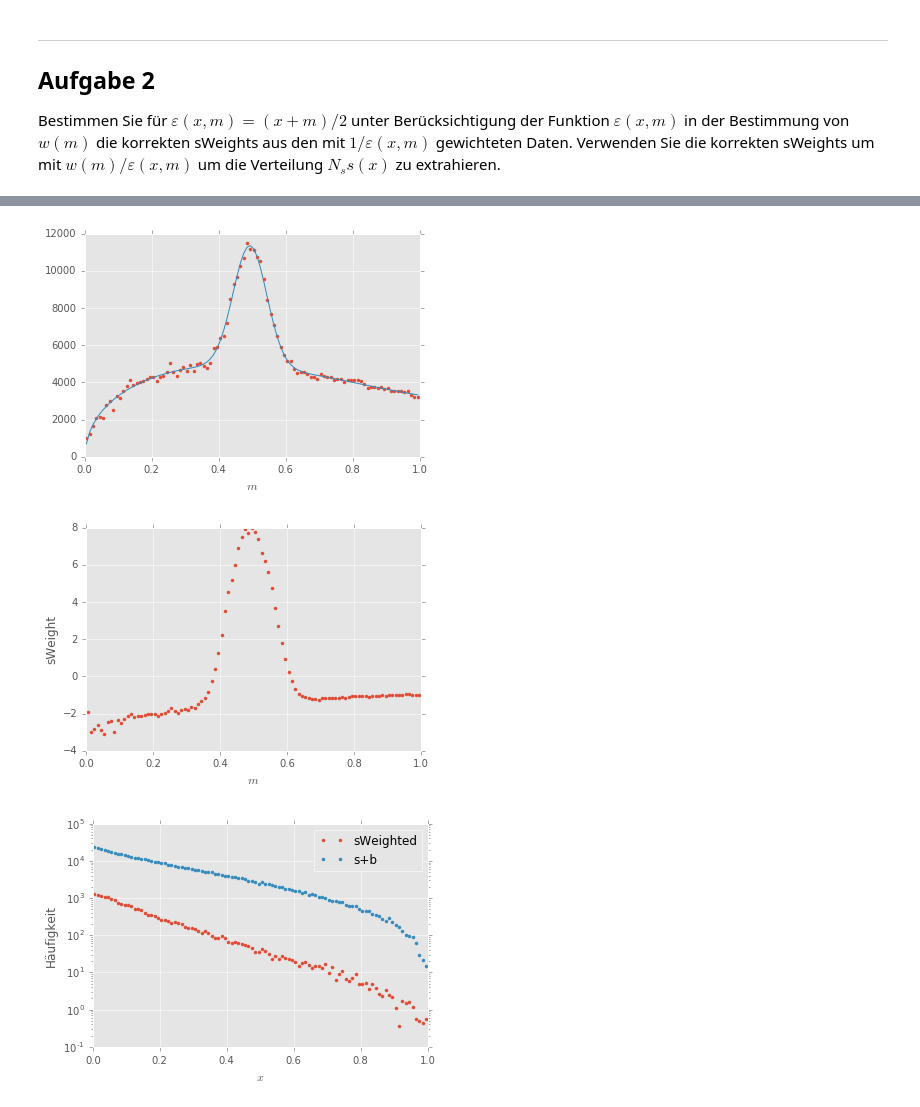
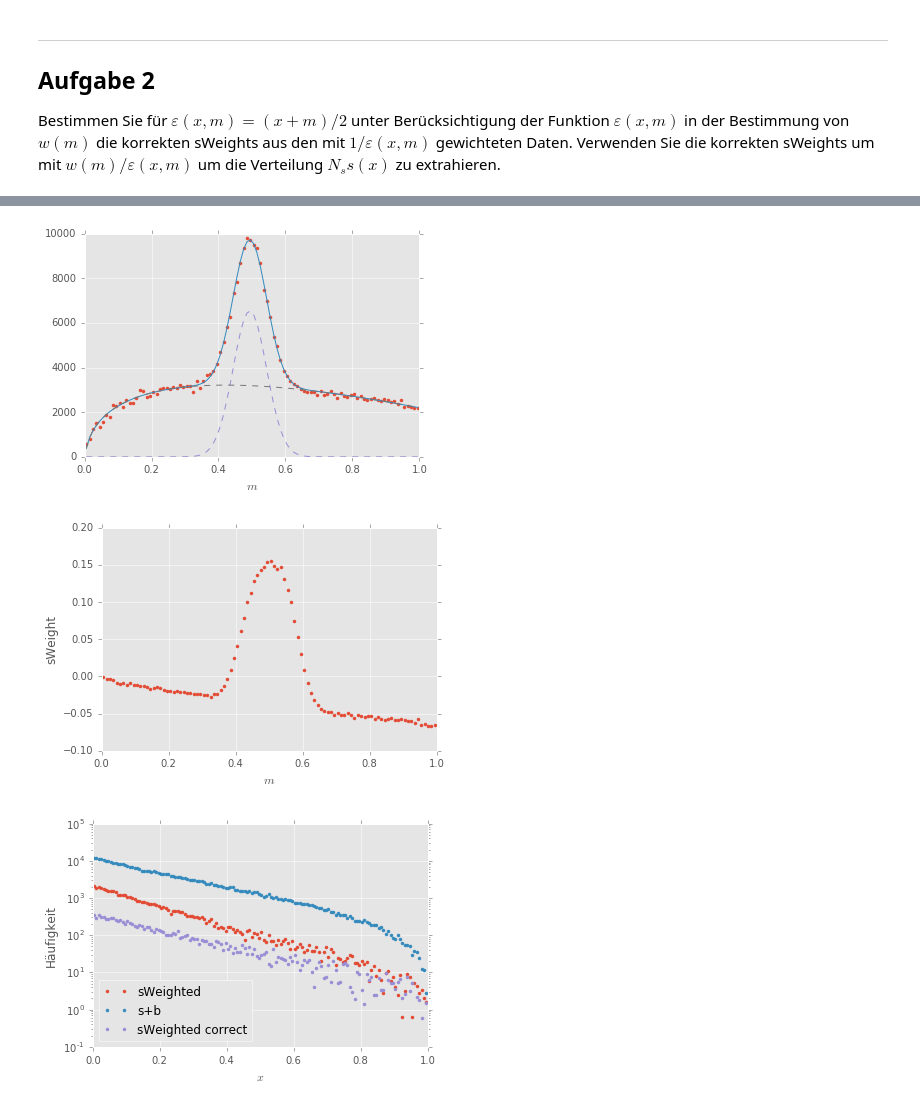
Before and after one commit to kdungs/teaching-SMD2-2016, a Jupyter notebook: solutions/3.ipynb, the cells around one changed output, grey strips where cells are left out. Saved outputs shown, nothing was run; the diff lists cells and outputs as text; code cells hidden in the pictures.

Commit message:
Some corrections to solutions for sheet no 3.

```diff
--- a/solutions/3.ipynb
+++ b/solutions/3.ipynb
@@ -201,12 +202,12 @@ def sweights(centres, mhist, popt):
     b = pdf_mb(centres, *popt[3:])
     n = mhist
 
-    Wss = np.sum(bw * (s * s) / n)
-    Wsb = np.sum(bw * (s * b) / n)
-    Wbb = np.sum(bw * (b * b) / n)
+    Wss = bw ** 2 * np.sum((s * s) / n)
+    Wsb = bw ** 2 * np.sum((s * b) / n)
+    Wbb = bw **2 * np.sum((b * b) / n)
     alpha = Wbb / (Wss * Wbb - Wsb ** 2)
     beta = -Wsb / (Wss * Wbb - Wsb ** 2)
-    weights = (alpha * s + beta * b) / n / bw
+    weights = (alpha * s + beta * b) / n
     return weights
 
 
@@ -221,12 +222,16 @@ plt.show()
 # %% [markdown]
 Diese können wir nun verwenden, um die Signalkomponente $s(x)$ herauszuprojizieren.
 # %%
-xweighted = np.array([w * h for w, h in zip(sw, hist)]).sum(axis=0)
+def apply_sweights(sweights, hist):
+    return np.array([w * row for w, row in zip(sweights, hist)]).sum(axis=0)
+
+
+xweighted = apply_sweights(sw, hist)
 plt.plot(xcentres, xweighted, '.', label='sWeighted')
 plt.plot(xcentres, xhist, '.', label='s+b')
 plt.xlabel('$x$')
 plt.ylabel('Häufigkeit')
 plt.yscale('log')
-plt.legend()
+plt.legend(loc='lower left')
 plt.show()
 # %% [output]
@@ -270,52 +288,70 @@ plt.show()
 Bestimmen Sie für $\varepsilon(x, m) = (x + m)/2$ unter Berücksichtigung der Funktion $\varepsilon(x, m)$ in der Bestimmung von $w(m)$ die korrekten sWeights aus den mit $1/\varepsilon(x, m)$ gewichteten Daten. Verwenden Sie die korrekten sWeights um mit $w(m)/\varepsilon(x, m)$ um die Verteilung $N_{s}s(x)$ zu extrahieren.
 # %%
 eeffs = efficiency(exs, ems)
-ehist, emedges, exedges = np.histogram2d(ems, exs, bins=100, range=((0, 1), (0, 1)), weights=1/eeffs)
+ehist, emedges, exedges = np.histogram2d(
+    ems,
+    exs,
+    bins=(100, 140),
+    range=((0, 1), (0, 1)),
+    weights=1 / eeffs
+)
+emwidth = emedges[1] - emedges[0]
+emcentres = emedges[:-1] + emwidth / 2
 exwidth = exedges[1] - exedges[0]
-emwidth = emedges[1] - emedges[0]
 excentres = exedges[:-1] + exwidth / 2
-emcentres = emedges[:-1] + emwidth / 2
-
-eeffhist = np.array([[efficiency(x, m) for m in emcentres] for x in excentres])
-emeffhist = np.sum(eeffhist, axis=1)
-exeffhist = np.sum(eeffhist, axis=0)
 
 emhist = np.sum(ehist, axis=1)
 exhist = np.sum(ehist, axis=0)
+
 plt.plot(emcentres, emhist, 'o', label='$m$')
 plt.plot(excentres, exhist, 's', label='$x$')
 plt.ylabel('Gewichtete Häufigkeit')
 plt.legend()
 plt.show()
 
-def fit_mass_eff(centres, ns, effs):
-    bwidth = centres[1] - centres[0]
-    def f(m, p0, p1, p2, p3, p4, p5, p6):
-        return effs * pdf_m(m, p0, p1, p2, p3, p4, p5, p6)
-    popt, pcov = curve_fit(f, centres, ns, p0=[20000, 0.5, 0.5, 1000, 10, -1, 1])
-    return popt, pcov
-
-
-epopt, _ = fit_mass_eff(emcentres, emhist, emeffhist)
+epopt, _ = fit_mass(emcentres, emhist,
+                    pars=[2000, 0.5, 0.5, 1, 1, -0.1, 10])
 
 plt.plot(emcentres, emhist, '.')
-plt.plot(emcentres, pdf_m(emcentres, *epopt) * emeffhist)
+plt.plot(emcentres, pdf_m(emcentres, *epopt))
+plt.plot(emcentres, pdf_ms(emcentres, *epopt[:3]), '--')
+plt.plot(emcentres, pdf_mb(emcentres, *epopt[3:]), '--')
 plt.xlabel('$m$')
 plt.show()
 
-esw = sweights(emcentres, emhist, epopt)
+eeffhist = efficiency(*np.meshgrid(excentres, emcentres))
+
+
+def sweights_q(centres, qs, popt):
+    bw = centres[1] - centres[0]
+    s = pdf_ms(centres, *popt[:3])
+    b = pdf_mb(centres, *popt[3:])
+
+    Wss = bw ** 2 * np.sum((s * s) / qs)
+    Wsb = bw ** 2 * np.sum((s * b) /  qs)
+    Wbb = bw ** 2 * np.sum((b * b) /  qs)
+    alpha = Wbb / (Wss * Wbb - Wsb ** 2)
+    beta = -Wsb / (Wss * Wbb - Wsb ** 2)
+    weights = (alpha * s + beta * b) / qs
+    return weights
+
+
+qs = np.sum(ehist / eeffhist, axis=1)
+esw = sweights_q(emcentres, qs, epopt)
 
 plt.plot(emcentres, esw, '.')
 plt.xlabel('$m$')
 plt.ylabel('sWeight')
 plt.show()
 
-exweighted = np.array([w * h for w, h in zip(esw, ehist)]).sum(axis=0) / emeffhist
+exweighted = np.array([s * h for s, h in zip(sw, ehist)]).sum(axis=0)
+
 plt.plot(excentres, exweighted, '.', label='sWeighted')
 plt.plot(excentres, exhist, '.', label='s+b')
+plt.plot(xcentres, xweighted, '.', label='sWeighted correct')
 plt.xlabel('$x$')
 plt.ylabel('Häufigkeit')
 plt.yscale('log')
-plt.legend()
+plt.legend(loc='lower left')
 plt.show()
 # %% [output]
@@ -323,3 +359,3 @@ plt.show()
-[figure, old version]
+[figure, new version]
-[figure, old version]
+[figure, new version]
-[figure, old version]
+[figure, new version]
```
Also changed, not shown: parts of 9 cells of this notebook.
